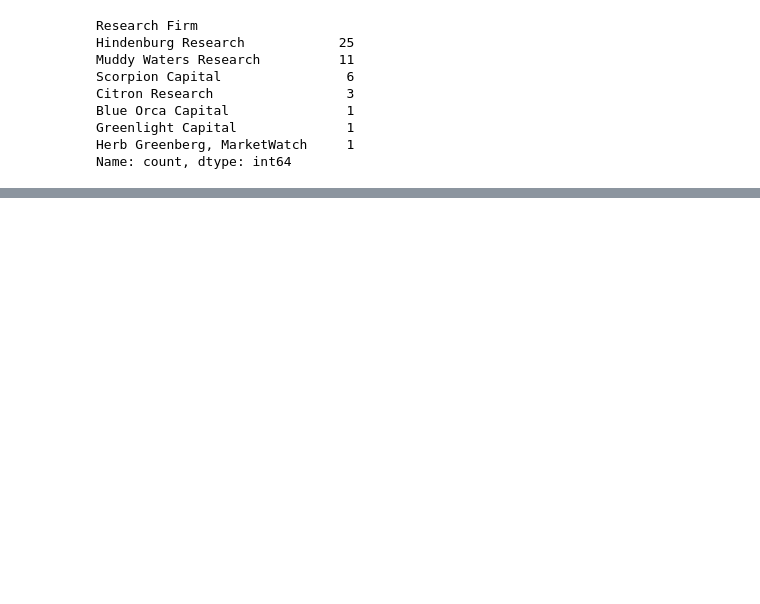
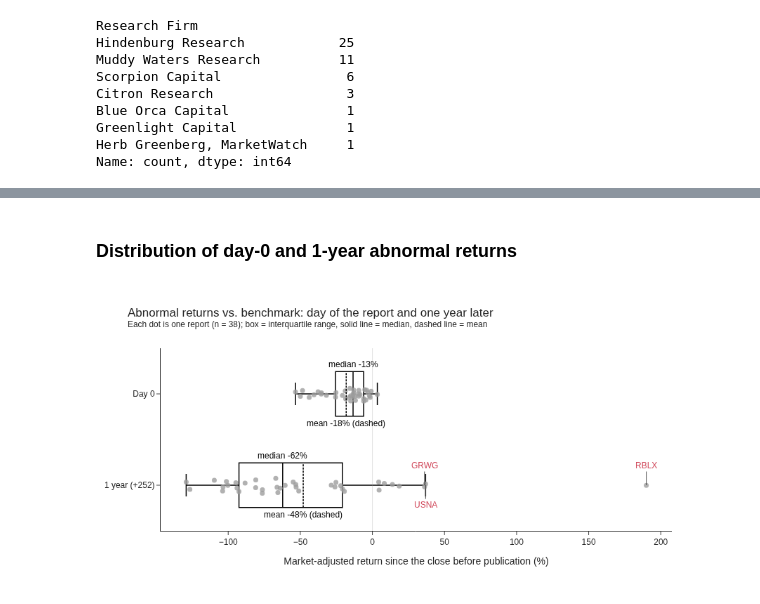
Before and after one commit to subwaymatch/analytics-case-development, a Jupyter notebook: short-seller-reports/short-seller-reports.ipynb, the cells around one changed output, grey strips where cells are left out. Drawn from its saved outputs; the diff is of its cells as text; code cells hidden in the pictures; blank space fills up the shorter version.

```diff
--- a/short-seller-reports/short-seller-reports.ipynb
+++ b/short-seller-reports/short-seller-reports.ipynb
@@ -98,0 +121,15 @@ Index: []
+# %%
+reports = df.copy()
+
+# Stray whitespace: 'BUR\r' in Ticker and 'Blue Orca Capital ' in Research Firm
+text_cols = ['Target Company', 'Research Firm', 'Stock Exchange', 'Ticker']
+reports[text_cols] = reports[text_cols].apply(lambda s: s.str.strip())
+
+# Publication-date correction: Blue Orca's GDS report came out on July 31, 2018,
+# the day GDS fell 37% (the CSV says July 30)
+DATE_FIXES = {'GDS': '2018-07-31'}
+for ticker, fixed_date in DATE_FIXES.items():
+    reports.loc[reports['Ticker'] == ticker, 'Date Published'] = pd.Timestamp(fixed_date)
+
+print(f"{len(reports)} reports, {reports['Date Published'].min():%Y-%m-%d} to {reports['Date Published'].max():%Y-%m-%d}")
+reports['Date Published'].dt.year.value_counts().sort_index().to_frame('reports').T
@@ -98,0 +419,36 @@ Index: []
+# %% [markdown]
+### Distribution of day-0 and 1-year abnormal returns
+# %%
+dist = (events.melt(id_vars='Ticker', value_vars=['abn_ret_0', 'abn_ret_252'],
+                  var_name='horizon', value_name='abn_ret')
+        .assign(horizon=lambda d: d['horizon'].map({'abn_ret_0': 'Day 0', 'abn_ret_252': '1 year (+252)'})))
+
+fig = go.Figure()
+for label in ['1 year (+252)', 'Day 0']:
+    sub = dist.query('horizon == @label')
+    fig.add_trace(go.Box(
+        x=sub['abn_ret'] * 100, name=label, orientation='h', boxpoints='all', jitter=0.4, pointpos=0,
+        boxmean=True, text=sub['Ticker'], hovertemplate='%{text}: %{x:.1f}%<extra></extra>',
+        marker=dict(color=GRAY, size=7, opacity=0.8), line=dict(color='black', width=1.5),
+        fillcolor='rgba(0,0,0,0)', showlegend=False))
+
+for label in ['Day 0', '1 year (+252)']:
+    sub = dist.query('horizon == @label')['abn_ret'] * 100
+    fig.add_annotation(x=sub.median(), y=label, yshift=42, showarrow=False,
+                       text=f'median {sub.median():+.0f}%', font=dict(color='black', size=12))
+    fig.add_annotation(x=sub.mean(), y=label, yshift=-42, showarrow=False,
+                       text=f'mean {sub.mean():+.0f}% (dashed)', font=dict(color='black', size=12))
+top = dist.query("horizon == '1 year (+252)' and abn_ret > 0.3").sort_values('abn_ret')
+for k, (_, r) in enumerate(top.iterrows()):
+    fig.add_annotation(x=r['abn_ret'] * 100, y='1 year (+252)', text=r['Ticker'], showarrow=True,
+                       arrowhead=0, ax=0, ay=-28 if k % 2 == 0 else 28, font=dict(color=ACCENT, size=12))
+
+fig.add_vline(x=0, line=dict(color=GRAY, width=1))
+fig.update_layout(
+    title='Abnormal returns vs. benchmark: day of the report and one year later<br>'
+          '<sup>Each dot is one report (n = 38); box = interquartile range, solid line = median, dashed line = mean</sup>',
+    xaxis_title='Market-adjusted return since the close before publication (%)', yaxis_title=None,
+    height=430, width=900, margin=dict(t=90))
+fig.show()
+# %% [output]
+[figure, added]
```
Also changed, not shown: parts of 46 cells of this notebook, 1 other file.
